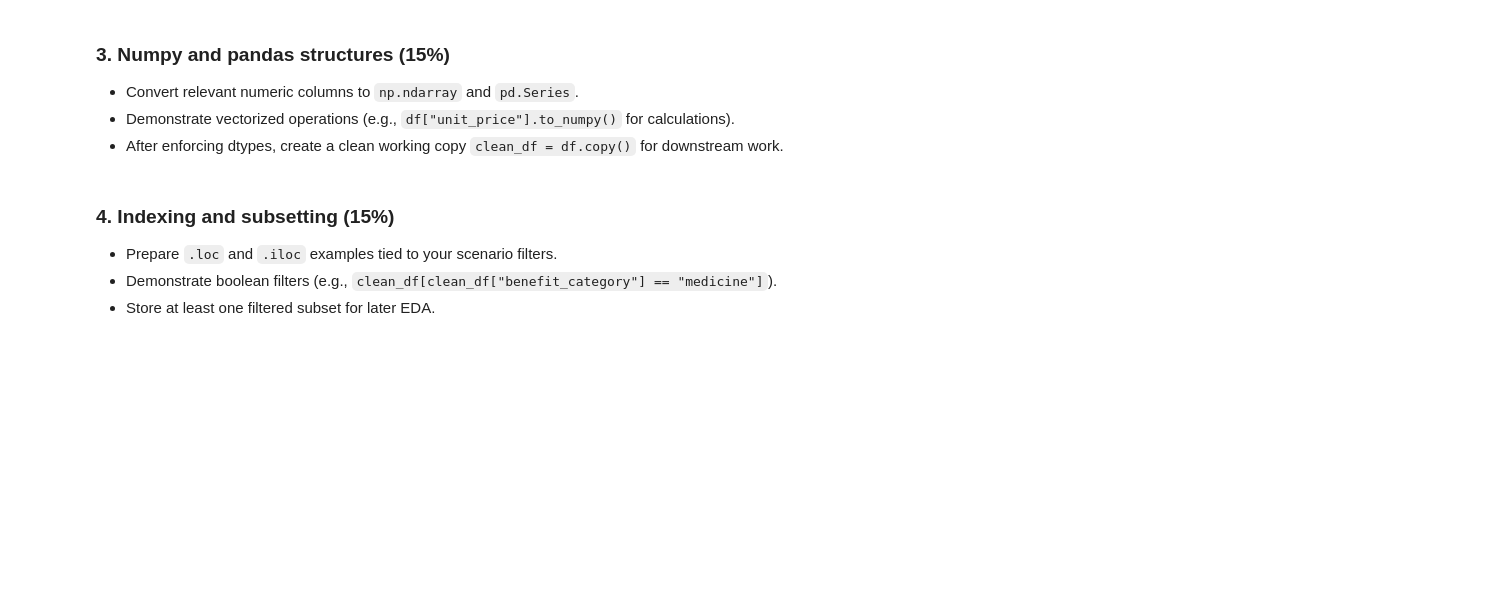
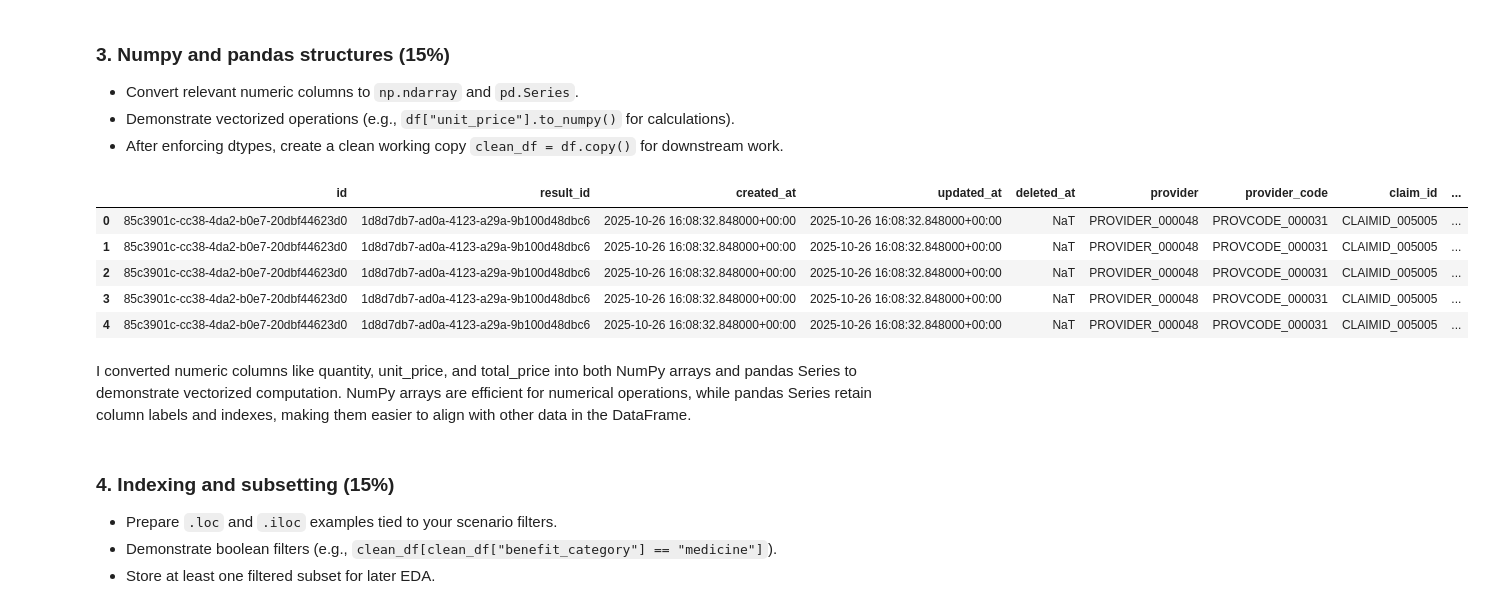
Before and after one commit to Kasanee-Teto/claim-cost-prediction, a Jupyter notebook: Classic_Skenario8_Hermes_241110402.ipynb, the cells around one changed output. Saved outputs shown, nothing was run; the diff lists cells and outputs as text; code cells hidden in the pictures; blank space fills up the shorter version.

```diff
--- a/Classic_Skenario8_Hermes_241110402.ipynb
+++ b/Classic_Skenario8_Hermes_241110402.ipynb
@@ -236,16 +236,34 @@ display(example_structures)
 # %%
 def enforce_dtypes(df: pd.DataFrame, numeric_cols: list, date_cols: list) -> pd.DataFrame:
     """Create a cleaned copy with enforced numeric and datetime types."""
     clean_df = df.copy()
     for col in numeric_cols:
         clean_df[col] = pd.to_numeric(clean_df[col], errors="coerce")
     for col in date_cols:
         clean_df[col] = pd.to_datetime(clean_df[col], errors="coerce")
+
+    # Vectorized numeric calculation
+    clean_df["computed_total"] = clean_df["quantity"] * clean_df["unit_price"]
+
+    # Vectorized date calculation
+    clean_df["los_days"] = (clean_df["outdate"] - clean_df["indate"]).dt.days
+
     return clean_df
 
-# numeric_columns = ["quantity", "unit_price", "total_price"]
-# date_columns = ["indate", "outdate"]
-# clean_df = enforce_dtypes(raw_df, numeric_columns, date_columns)
+numeric_columns = ["quantity", "unit_price", "total_price"]
+date_columns = ["created_at", "updated_at", "deleted_at", "indate", "outdate"]
+clean_df = enforce_dtypes(raw_df, numeric_columns, date_columns)
+clean_df.head()
+# %% [output]
+|  | id | result_id | created_at | updated_at | deleted_at | provider | provider_code | claim_id | ... |
+| 0 | 85c3901c-cc38-4da2-b0e7-20dbf44623d0 | 1d8d7db7-ad0a-4123-a29a-9b100d48dbc6 | 2025-10-26 16:08:32.848000+00:00 | 2025-10-26 16:08:32.848000+00:00 | NaT | PROVIDER_000048 | PROVCODE_000031 | CLAIMID_005005 | ... |
+| 1 | 85c3901c-cc38-4da2-b0e7-20dbf44623d0 | 1d8d7db7-ad0a-4123-a29a-9b100d48dbc6 | 2025-10-26 16:08:32.848000+00:00 | 2025-10-26 16:08:32.848000+00:00 | NaT | PROVIDER_000048 | PROVCODE_000031 | CLAIMID_005005 | ... |
+| 2 | 85c3901c-cc38-4da2-b0e7-20dbf44623d0 | 1d8d7db7-ad0a-4123-a29a-9b100d48dbc6 | 2025-10-26 16:08:32.848000+00:00 | 2025-10-26 16:08:32.848000+00:00 | NaT | PROVIDER_000048 | PROVCODE_000031 | CLAIMID_005005 | ... |
+| 3 | 85c3901c-cc38-4da2-b0e7-20dbf44623d0 | 1d8d7db7-ad0a-4123-a29a-9b100d48dbc6 | 2025-10-26 16:08:32.848000+00:00 | 2025-10-26 16:08:32.848000+00:00 | NaT | PROVIDER_000048 | PROVCODE_000031 | CLAIMID_005005 | ... |
+| 4 | 85c3901c-cc38-4da2-b0e7-20dbf44623d0 | 1d8d7db7-ad0a-4123-a29a-9b100d48dbc6 | 2025-10-26 16:08:32.848000+00:00 | 2025-10-26 16:08:32.848000+00:00 | NaT | PROVIDER_000048 | PROVCODE_000031 | CLAIMID_005005 | ... |
+# %% [markdown]
+I converted numeric columns like quantity, unit_price, and total_price into both NumPy arrays and pandas Series to demonstrate vectorized computation.
+NumPy arrays are efficient for numerical operations, while pandas Series retain column labels and indexes, making them easier to align with other data in the DataFrame.
 # %% [markdown]
 ### 4. Indexing and subsetting (15%)
 
```
